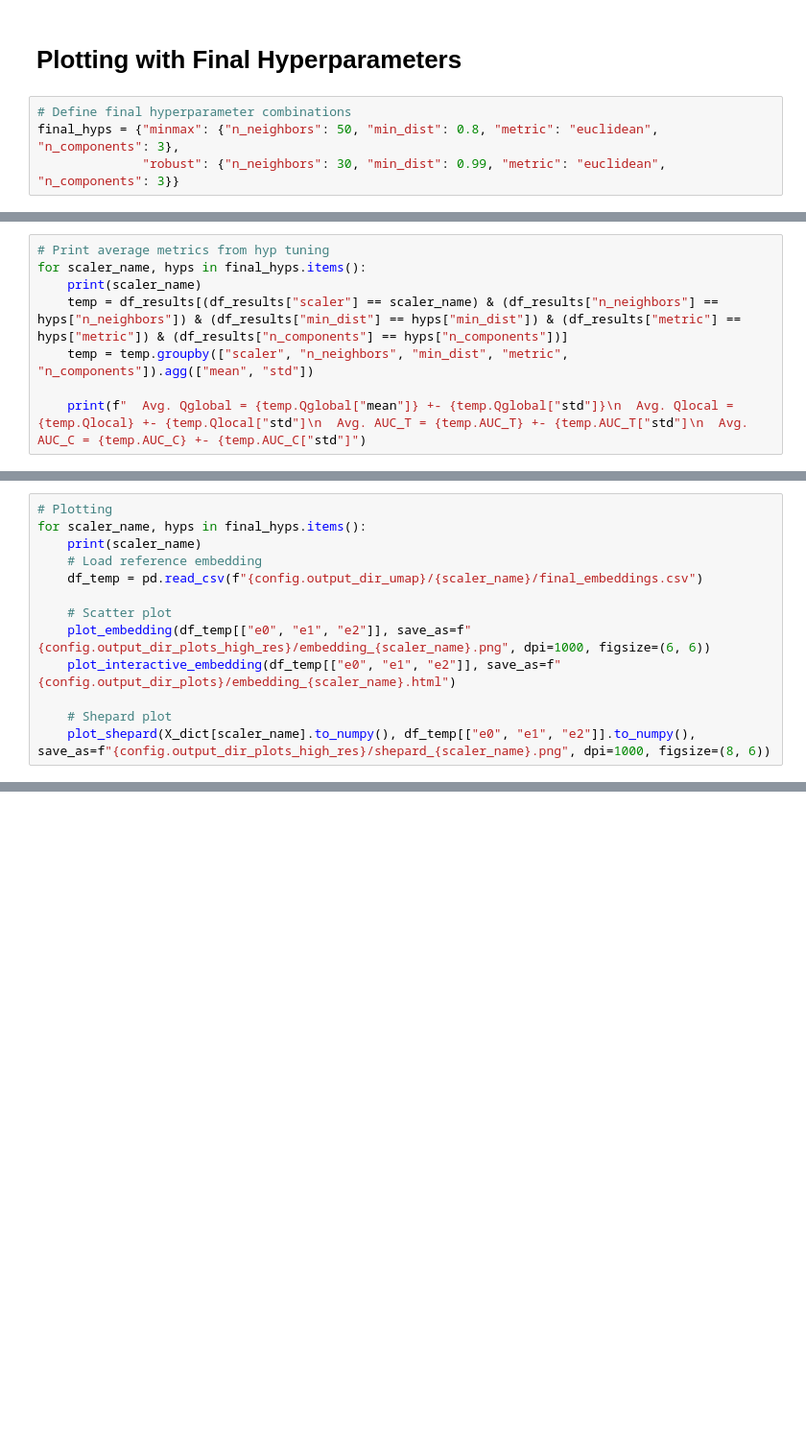
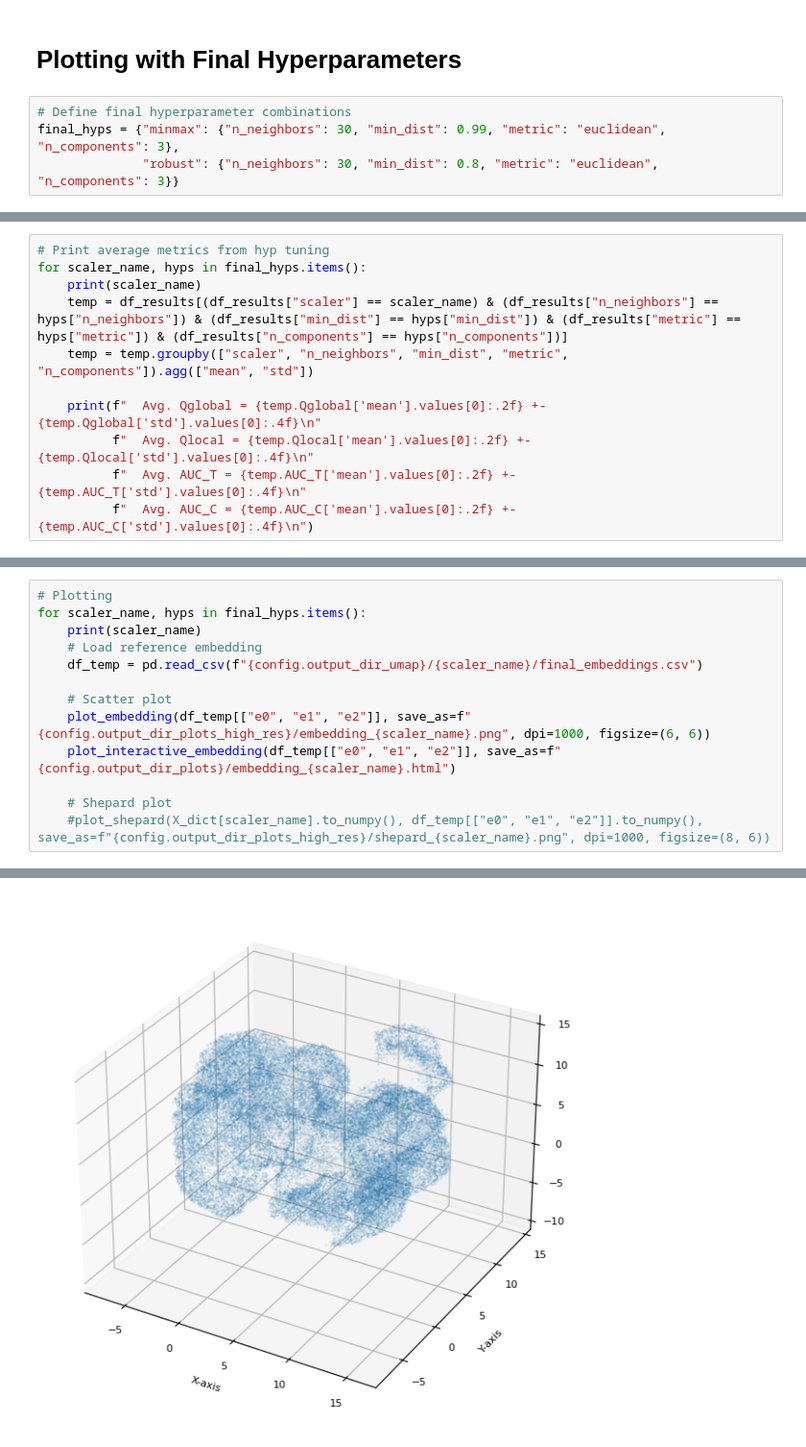
Before and after one commit to y-jenniges/ocean_clustering_and_validation, a Jupyter notebook: clustering_experiments/umap_hyperparameters.ipynb, the cells around one changed output, grey strips where cells are left out. Shown at 96% size. Drawn from its saved outputs; the diff is of its cells as text; blank space fills up the shorter version.

```diff
--- a/clustering_experiments/umap_hyperparameters.ipynb
+++ b/clustering_experiments/umap_hyperparameters.ipynb
@@ -319,5 +384,5 @@ robust
 # Plotting with Final Hyperparameters
 # %%
 # Define final hyperparameter combinations
-final_hyps = {"minmax": {"n_neighbors": 50, "min_dist": 0.8, "metric": "euclidean", "n_components": 3},
-              "robust": {"n_neighbors": 30, "min_dist": 0.99, "metric": "euclidean", "n_components": 3}}
+final_hyps = {"minmax": {"n_neighbors": 30, "min_dist": 0.99, "metric": "euclidean", "n_components": 3},
+              "robust": {"n_neighbors": 30, "min_dist": 0.8, "metric": "euclidean", "n_components": 3}}
@@ -328,4 +396,7 @@ for scaler_name, hyps in final_hyps.items():
     temp = df_results[(df_results["scaler"] == scaler_name) & (df_results["n_neighbors"] == hyps["n_neighbors"]) & (df_results["min_dist"] == hyps["min_dist"]) & (df_results["metric"] == hyps["metric"]) & (df_results["n_components"] == hyps["n_components"])]
     temp = temp.groupby(["scaler", "n_neighbors", "min_dist", "metric", "n_components"]).agg(["mean", "std"])
 
-    print(f"  Avg. Qglobal = {temp.Qglobal["mean"]} +- {temp.Qglobal["std"]}\n  Avg. Qlocal = {temp.Qlocal} +- {temp.Qlocal["std"]\n  Avg. AUC_T = {temp.AUC_T} +- {temp.AUC_T["std"]\n  Avg. AUC_C = {temp.AUC_C} +- {temp.AUC_C["std"]")
+    print(f"  Avg. Qglobal = {temp.Qglobal['mean'].values[0]:.2f} +- {temp.Qglobal['std'].values[0]:.4f}\n"
+          f"  Avg. Qlocal = {temp.Qlocal['mean'].values[0]:.2f} +- {temp.Qlocal['std'].values[0]:.4f}\n"
+          f"  Avg. AUC_T = {temp.AUC_T['mean'].values[0]:.2f} +- {temp.AUC_T['std'].values[0]:.4f}\n"
+          f"  Avg. AUC_C = {temp.AUC_C['mean'].values[0]:.2f} +- {temp.AUC_C['std'].values[0]:.4f}\n")
@@ -370,4 +446,5 @@ for scaler_name, hyps in final_hyps.items():
     plot_interactive_embedding(df_temp[["e0", "e1", "e2"]], save_as=f"{config.output_dir_plots}/embedding_{scaler_name}.html")
 
     # Shepard plot
-    plot_shepard(X_dict[scaler_name].to_numpy(), df_temp[["e0", "e1", "e2"]].to_numpy(), save_as=f"{config.output_dir_plots_high_res}/shepard_{scaler_name}.png", dpi=1000, figsize=(8, 6))
+    #plot_shepard(X_dict[scaler_name].to_numpy(), df_temp[["e0", "e1", "e2"]].to_numpy(), save_as=f"{config.output_dir_plots_high_res}/shepard_{scaler_name}.png", dpi=1000, figsize=(8, 6))
+# %% [output]
@@ -373,0 +452 @@ for scaler_name, hyps in final_hyps.items():
+[figure, added]
```
Also changed, not shown: parts of 18 cells of this notebook.
